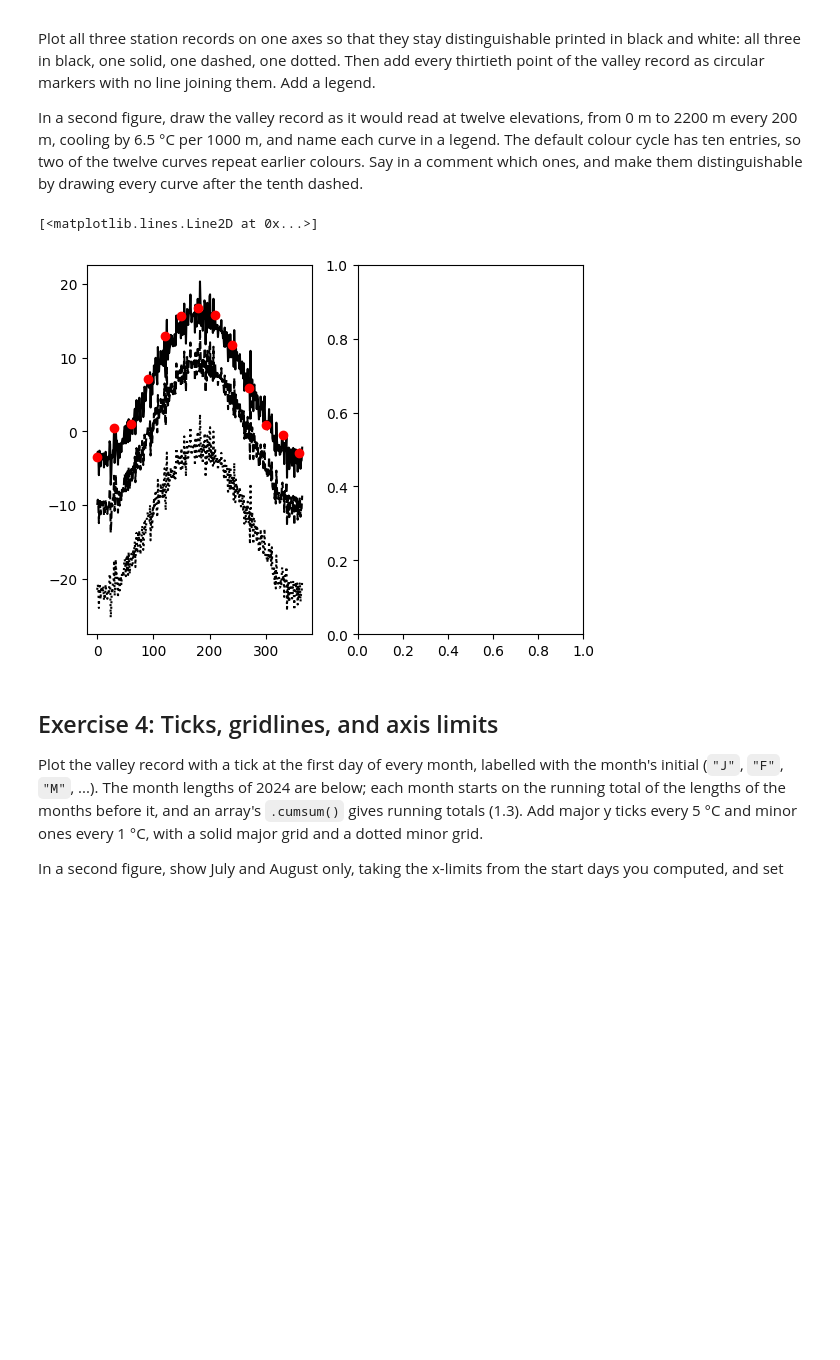
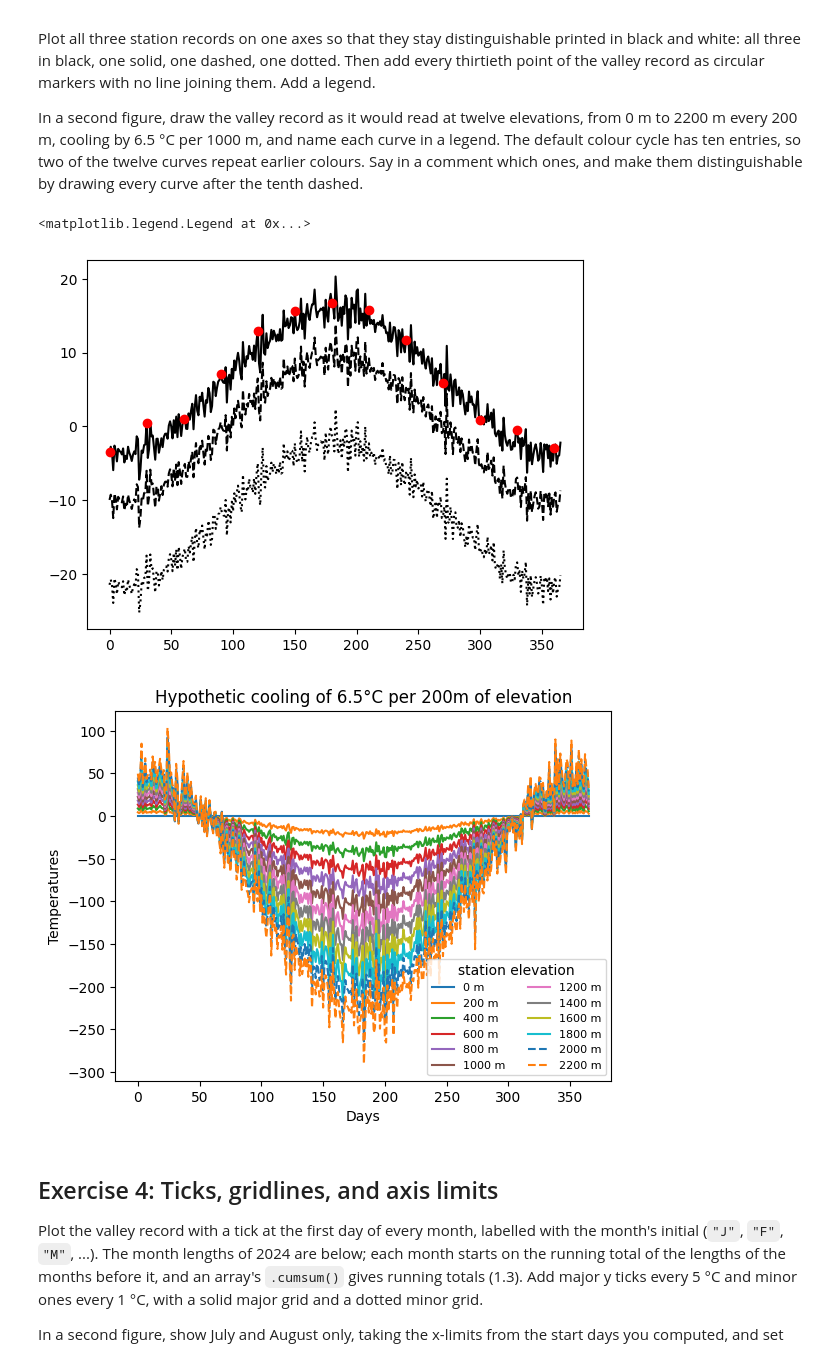
Before and after one commit to cindymonnet/2026_Intro_Python, a Jupyter notebook: live/part-I/1.4-matplotlib-and-xarray-practice-exercises.ipynb, the cells around one changed output. Saved outputs shown, nothing was run; the diff lists cells and outputs as text; code cells hidden in the pictures; blank space fills up the shorter version.

```diff
--- a/live/part-I/1.4-matplotlib-and-xarray-practice-exercises.ipynb
+++ b/live/part-I/1.4-matplotlib-and-xarray-practice-exercises.ipynb
@@ -96,14 +96,26 @@ In a second figure, draw the valley record as it would read at twelve elevations
 colour cycle has ten entries, so two of the twelve curves repeat earlier colours. Say in a comment
 which ones, and make them distinguishable by drawing every curve after the tenth dashed.
 # %%
-fig, axes = plt.subplots(ncols=2)
-axes[0].plot(days, valley_celsius, color="k", linestyle="solid", label="Daily sample")             # one line per variable otherwise error
-axes[0].plot(days[::30], valley_celsius[::30], color="r", linestyle="none", marker="o", label="Monthly sample")
-axes[0].plot(days, ridge_celsius, color="k", linestyle="dashed", label="Daily sample")
-axes[0].plot(days, mountain_celsius, color="k", linestyle="dotted", label="Daily sample")
+fig, ax = plt.subplots()
+ax.plot(days, valley_celsius, color="k", linestyle="solid", label="Daily sample")             # one line per variable otherwise error
+ax.plot(days[::30], valley_celsius[::30], color="r", linestyle="none", marker="o", label="Monthly sample")
+ax.plot(days, ridge_celsius, color="k", linestyle="dashed", label="Daily sample")
+ax.plot(days, mountain_celsius, color="k", linestyle="dotted", label="Daily sample")
+
+fig, ax = plt.subplots()
+for elevation in np.arange(0, 2400, 200):
+  style = '--' if elevation >= 2000 else '-'
+  ax.plot(days, valley_celsius*(-6.5)*elevation/1000, linestyle=style, label=f'{elevation} m')       # here the label is for every elevation to be labelled in the legend
+# curve 11 reuses the colour of curve 1 and curve 2 the one of curve 2
+
+ax.set_xlabel("Days")
+ax.set_ylabel("Temperatures")
+ax.set_title("Hypothetic cooling of 6.5°C per 200m of elevation")
+ax.legend(ncols=2, fontsize=8, title='station elevation')
 # %% [output]
-[<matplotlib.lines.Line2D at 0x...>]
+<matplotlib.legend.Legend at 0x...>
-[figure, old version]
+[figure, new version]
+[figure, added]
 # %% [markdown]
 ## Exercise 4: Ticks, gridlines, and axis limits
 
```
Also changed, not shown: parts of 8 cells of this notebook.
